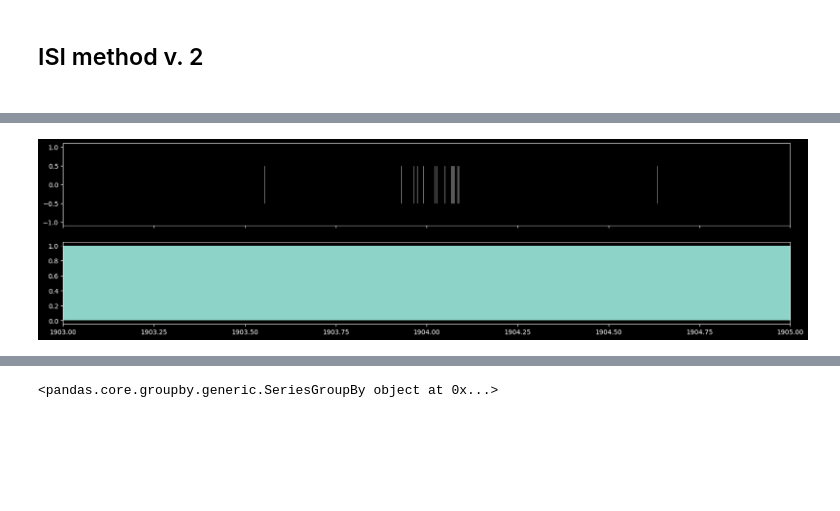
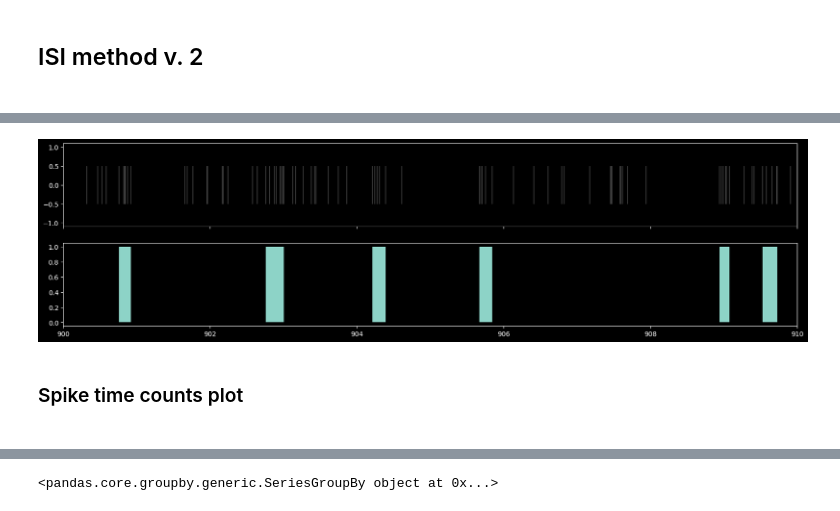
Before and after one commit to damianjwilliams/TDT_synapse, a Jupyter notebook: Bursting_analysis.ipynb, the cells around one changed output, grey strips where cells are left out. Drawn from its saved outputs; the diff is of its cells as text; code cells hidden in the pictures; blank space fills up the shorter version.

```diff
--- a/Bursting_analysis.ipynb
+++ b/Bursting_analysis.ipynb
@@ -106,5 +148,5 @@ plt.show()
 # %%
-channel_of_interest = 14
+channel_of_interest = 11
 # %%
 #This plots every spike with the noise spikes shown in red
 
@@ -583,6 +568,6 @@ burst_array_tuples = [tuple(x) for x in block_array]
 # %%
-x_lim_start = 1550
-x_lim_end = 1570
+x_lim_start = 900
+x_lim_end = 910
 # %%
 #Plot event detection
 
@@ -701,7 +702,7 @@ def detect_burst_start_stop_index(peak_times_ms):
     global params
     """
 
-    https://github.com/neuRowsATL/burst-detection/blob/master/lib_final_poisson.py
+    https://github.com/easy-electrophysiology/easy-electrophysiology-analysis/blob/b5222fd8a62c3bb845500f445359300474eade45/burst_analysis_methods.py
 
 
 
@@ -729,9 +730,8 @@ def detect_burst_start_stop_index(peak_times_ms):
                                                                         isi_ms,
                                                                         params)
 
-    data=calculate_burst_parameters(peak_times, burst_start_idx, burst_stop_idx)
 
-    return data
+    return  burst_start_idx, burst_stop_idx
 # %%
 def calculate_max_interval_method(peak_times, isi, params):
     """
@@ -813,14 +815,16 @@ def get_burst_times_and_peak_num(peak_times, burst_peak_idx):
     Get the start / stop times, and num spikes in burst, from peak times
     and a list of indexes that index a burst.
     """
-    burst_start_time = peak_times[burst_peak_idx[0]]
-    burst_end_time = peak_times[burst_peak_idx[-1]]
+    burst_start_time = round(peak_times[burst_peak_idx[0]])
+    burst_end_time = round(peak_times[burst_peak_idx[-1]])
+    burst_duration = burst_end_time-burst_start_time
     num_spikes_in_burst = burst_peak_idx[-1] - burst_peak_idx[0] + 1
     #print(num_spikes_in_burst)
-    print(f'start time: {round(burst_start_time)}\tend time: {round(burst_end_time)}\tduration: {round(burst_end_time-burst_start_time)}\tno spikes: {num_spikes_in_burst}')
+    #print(f'start time: {round(burst_start_time)}\tend time: {round(burst_end_time)}\tduration: {round(burst_end_time-burst_start_time)}\tno spikes: {num_spikes_in_burst}')
 
 
     return burst_start_time, burst_end_time, num_spikes_in_burst
+
 
 
 def calculate_burst_parameters(peak_times, burst_start_idx, burst_stop_idx):
@@ -836,18 +840,17 @@ def calculate_burst_parameters(peak_times, burst_start_idx, burst_stop_idx):
     all_intra_burst_ISI              - average ISI of spikes within each burst (list of scalar)
     """
 
-    peak_times_ms = peak_times*1000
+
     burst_lengths_ms = peak_times_ms[burst_stop_idx] - peak_times_ms[burst_start_idx]
     num_spikes_in_burst = burst_stop_idx - burst_start_idx + 1
     inter_burst_intervals = peak_times_ms[burst_start_idx[1:]] - peak_times_ms[burst_stop_idx[:-1]]
     rec_fraction_of_spikes_in_burst = np.sum(num_spikes_in_burst) / peak_times_ms.size
-    burst_time_start = (peak_times_ms[burst_start_idx])/1000
-    burst_time_duration = (peak_times_ms[burst_stop_idx]/1000)-peak_times_ms[burst_start_idx]
+    burst_time_start = (peak_times_ms[burst_start_idx])
+    burst_time_duration = (peak_times_ms[burst_stop_idx])-peak_times_ms[burst_start_idx]
+
     burst_time = list(zip(burst_time_start, burst_time_duration))
     all_burst_idx = [np.arange(start_idx, stop_idx + 1) for start_idx, stop_idx in zip(burst_start_idx, burst_stop_idx)]
     all_burst_peak_times = [peak_times[indexes] for indexes in all_burst_idx]
-    all_intra_burst_ISI = [np.mean(np.diff(bust_peak_times * 1000)) for bust_peak_times in all_burst_peak_times]  # burst peak times must be in s later, so this awkward conversion needed
-
-    #return burst_lengths_ms, num_spikes_in_burst, inter_burst_intervals, rec_fraction_of_spikes_in_burst, all_burst_idx, all_burst_peak_times, all_intra_burst_ISI
-    print(burst_time)
-    return burst_time
+    all_intra_burst_ISI = [np.mean(np.diff(bust_peak_times)) for bust_peak_times in all_burst_peak_times]  # burst peak times must be in s later, so this awkward conversion needed
+    #print(f'burst det ={burst_time_start},{burst_lengths_ms}')
+    return (burst_time_start,burst_lengths_ms)
@@ -884,11 +896,14 @@ start time: 2533529     end time: 2533600       duration: 71    no spikes: 2
 # %%
 fig, axs = plt.subplots(nrows=2, ncols=1, figsize=(20,5), sharex=True)
-axs[0].eventplot(spike_ts_wo_noise[channel_of_interest], linelengths = 1, linewidth = 0.5, colors ='w', alpha = 1,lineoffsets=0)
-axs[1].broken_barh(burst_indices,(0,1))
+axs[0].eventplot(spike_ts_wo_noise[channel_of_interest], linelengths = 1, linewidth = 0.3, colors ='w', alpha = 1,lineoffsets=0)
+axs[1].broken_barh(isi_method_2_burst_times,(0,1))
 
 plt.xlim(x_lim_start,x_lim_end)
-plt.savefig('burst_figure_max_interval.png', dpi=1200)
+
+plt.savefig("C:/Users/dw2471/Dropbox/IGM projects/SCN8A/Data/Field_potential_data/Spontaneous_activity/"+slice_id+"_burst_figure_isi_2.png",dpi=1200)
 
 plt.show()
 # %% [output]
-[figure, old version]
+[figure, new version]
+# %% [markdown]
+<h3>Spike time counts plot<h3>
```
Also changed, not shown: parts of 27 cells of this notebook.
